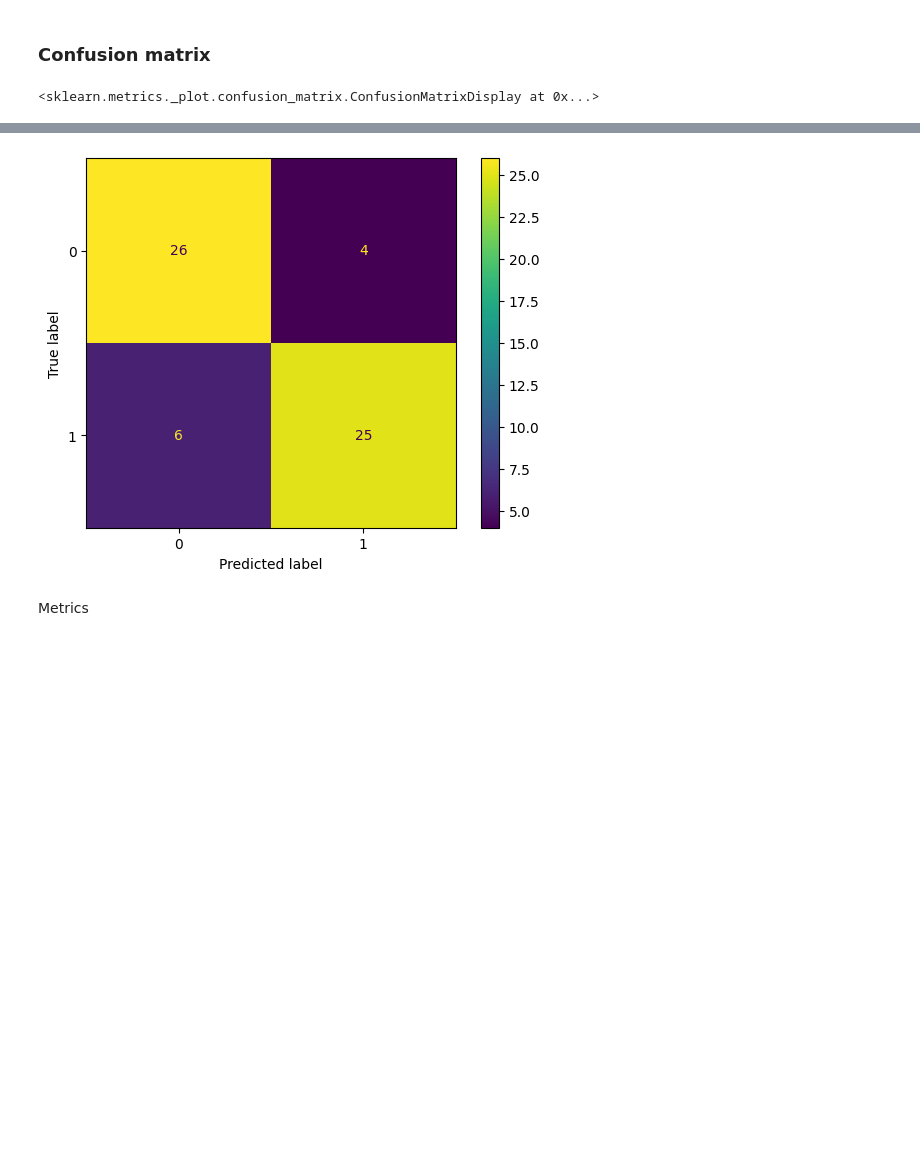
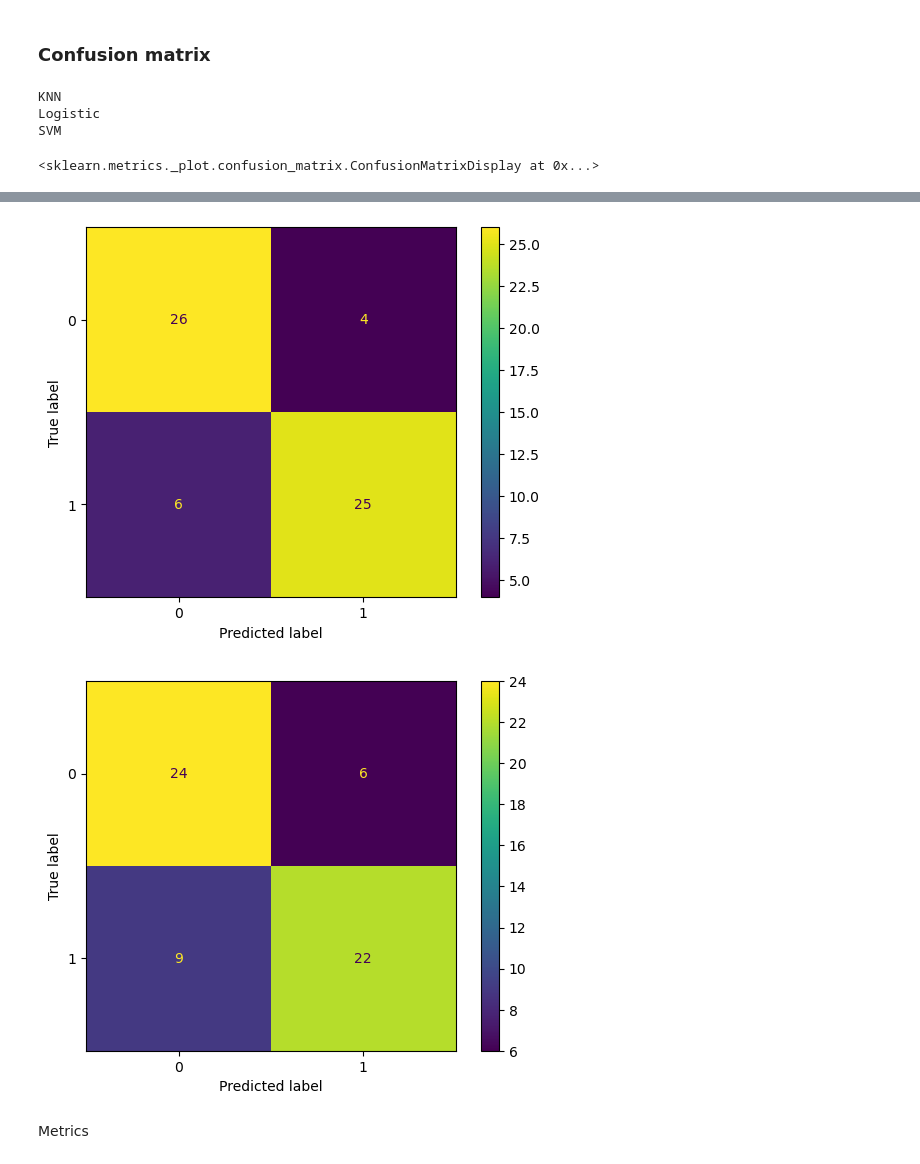
Before and after one commit to soumya-khanna/Wildfire-Prediction-Model, a Jupyter notebook: model.ipynb, the cells around one changed output, grey strips where cells are left out. Saved outputs shown, nothing was run; the diff lists cells and outputs as text; code cells hidden in the pictures; blank space fills up the shorter version.

```diff
--- a/model.ipynb
+++ b/model.ipynb
@@ -724,19 +744,32 @@ The accuracy of logistic regression model is  0.7540983606557377
 # %%
 from sklearn import metrics
 
 matrix_knn = metrics.confusion_matrix(y_test, knn1_pred)
 
 matrix_log = metrics.confusion_matrix(y_test, prediction)
 # matrix_knn, matrix_log
 
+matrix_svm = metrics.confusion_matrix(y_test, predict_svm)
+
+print("KNN")
 disp_knn = metrics.ConfusionMatrixDisplay(confusion_matrix=matrix_knn)
 disp_knn.plot()
+
+print("Logistic")
 disp_log = metrics.ConfusionMatrixDisplay(confusion_matrix=matrix_log)
 disp_log.plot()
+
+print("SVM")
+disp_svm = metrics.ConfusionMatrixDisplay(confusion_matrix=matrix_svm)
+disp_svm.plot()
 # %% [output]
-<sklearn.metrics._plot.confusion_matrix.ConfusionMatrixDisplay at 0x...>
+KNN
+Logistic
+SVM
+<sklearn.metrics._plot.confusion_matrix.ConfusionMatrixDisplay at 0x...>
 [figure]
 [figure]
+[figure, added]
 # %% [markdown]
 Metrics
 # %%
```
Also changed, not shown: parts of 9 cells of this notebook.
